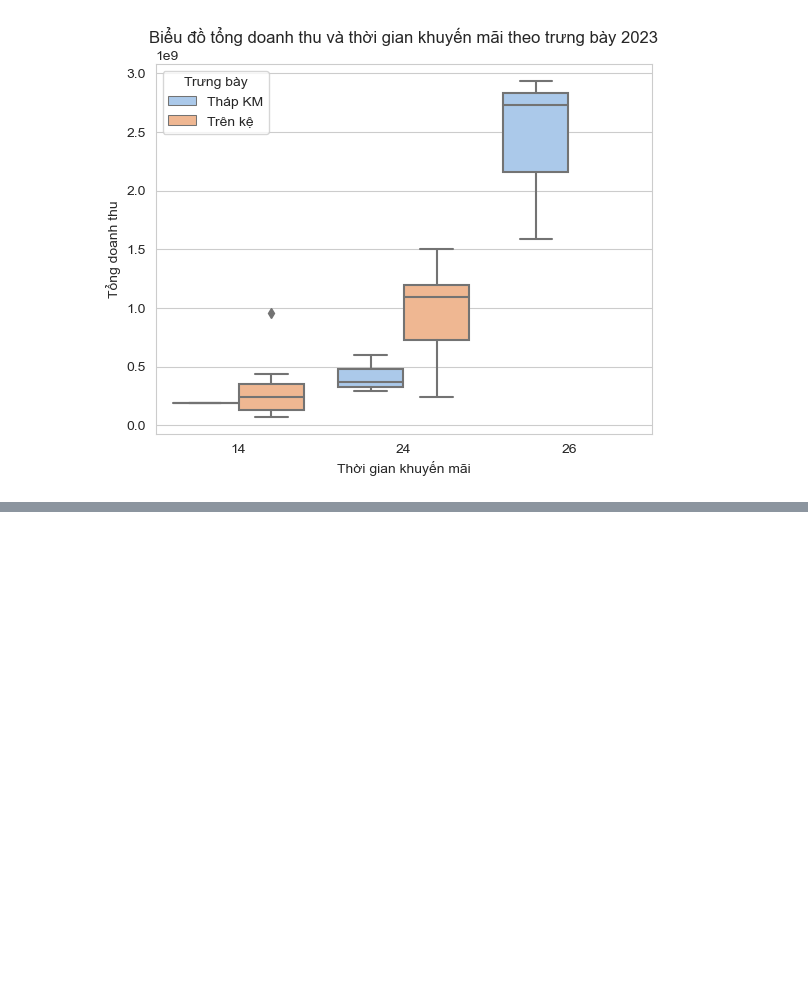
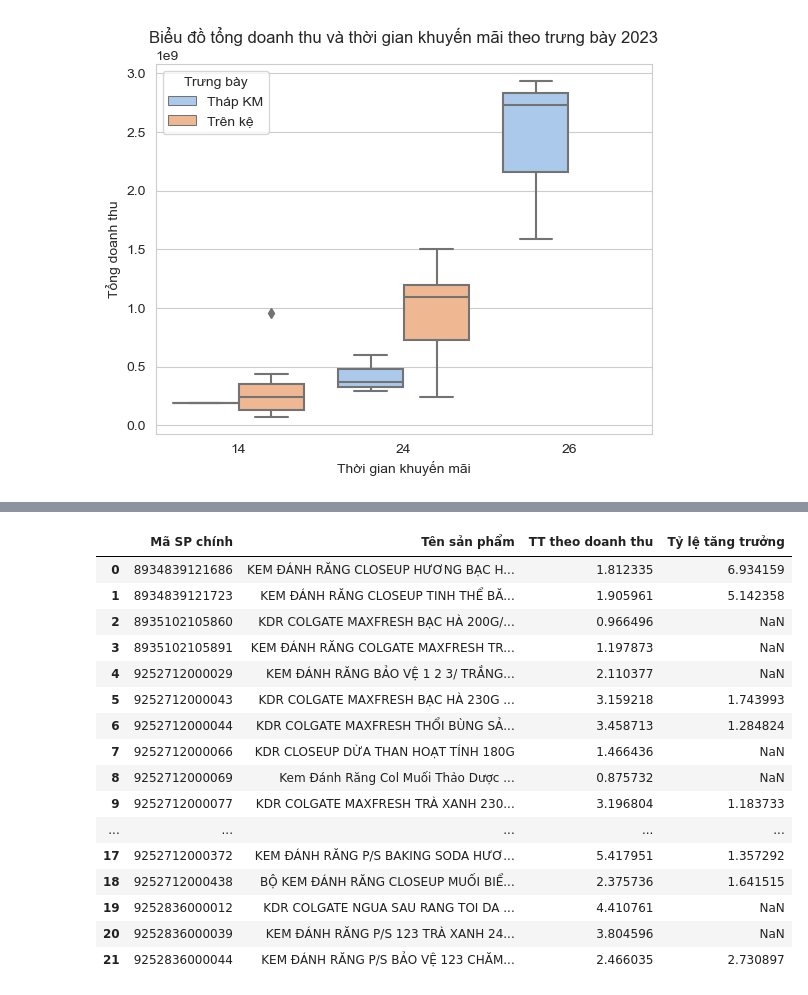
Before and after one commit to tuancaokaizen/dataproject, a Jupyter notebook: task5kdr.ipynb, the cells around one changed output, grey strips where cells are left out. Drawn from its saved outputs; the diff is of its cells as text; code cells hidden in the pictures; blank space fills up the shorter version.

```diff
--- a/task5kdr.ipynb
+++ b/task5kdr.ipynb
@@ -689,0 +694,3 @@ plt.show();
+# %%
+df_sku_2022 = df2[['Mã SP chính', 'Tên sản phẩm', 'TT theo doanh thu']]
+df_sku_2022
@@ -689,0 +711,3 @@ plt.show();
+# %%
+df_sku_2022 = df_sku_2022.groupby(['Mã SP chính', 'Tên sản phẩm'])['TT theo doanh thu'].mean().reset_index()
+df_sku_2022
@@ -689,0 +755,3 @@ plt.show();
+# %%
+df_sku_2023 = df1[['Mã SP chính', 'Tỷ lệ tăng trưởng']]
+df_sku_2023
@@ -689,0 +772,3 @@ plt.show();
+# %%
+df_sku_2023 = df_sku_2023.groupby('Mã SP chính')['Tỷ lệ tăng trưởng'].mean().reset_index()
+df_sku_2023
@@ -689,0 +787,21 @@ plt.show();
+# %%
+df_hq = df_sku_2022.merge(df_sku_2023, how = 'left', on = 'Mã SP chính')
+df_hq
+# %% [output]
+|  | Mã SP chính | Tên sản phẩm | TT theo doanh thu | Tỷ lệ tăng trưởng |
+| 0 | 8934839121686 | KEM ĐÁNH RĂNG CLOSEUP HƯƠNG BẠC H... | 1.812335 | 6.934159 |
+| 1 | 8934839121723 | KEM ĐÁNH RĂNG CLOSEUP TINH THỂ BĂ... | 1.905961 | 5.142358 |
+| 2 | 8935102105860 | KDR COLGATE MAXFRESH BẠC HÀ 200G/... | 0.966496 | NaN |
+| 3 | 8935102105891 | KEM ĐÁNH RĂNG COLGATE MAXFRESH TR... | 1.197873 | NaN |
+| 4 | 9252712000029 | KEM ĐÁNH RĂNG BẢO VỆ 1 2 3/ TRẮNG... | 2.110377 | NaN |
+| 5 | 9252712000043 | KDR COLGATE MAXFRESH BẠC HÀ 230G ... | 3.159218 | 1.743993 |
+| 6 | 9252712000044 | KDR COLGATE MAXFRESH THỔI BÙNG SẢ... | 3.458713 | 1.284824 |
+| 7 | 9252712000066 | KDR CLOSEUP DỪA THAN HOẠT TÍNH 180G | 1.466436 | NaN |
+| 8 | 9252712000069 | Kem Đánh Răng Col Muối Thảo Dược ... | 0.875732 | NaN |
+| 9 | 9252712000077 | KDR COLGATE MAXFRESH TRÀ XANH 230... | 3.196804 | 1.183733 |
+| ... | ... | ... | ... | ... |
+| 17 | 9252712000372 | KEM ĐÁNH RĂNG P/S BAKING SODA HƯƠ... | 5.417951 | 1.357292 |
+| 18 | 9252712000438 | BỘ KEM ĐÁNH RĂNG CLOSEUP MUỐI BIỂ... | 2.375736 | 1.641515 |
+| 19 | 9252836000012 | KDR COLGATE NGUA SAU RANG TOI DA ... | 4.410761 | NaN |
+| 20 | 9252836000039 | KEM ĐÁNH RĂNG P/S 123 TRÀ XANH 24... | 3.804596 | NaN |
+| 21 | 9252836000044 | KEM ĐÁNH RĂNG P/S BẢO VỆ 123 CHĂM... | 2.466035 | 2.730897 |
```
Also changed, not shown: parts of 10 cells of this notebook.
